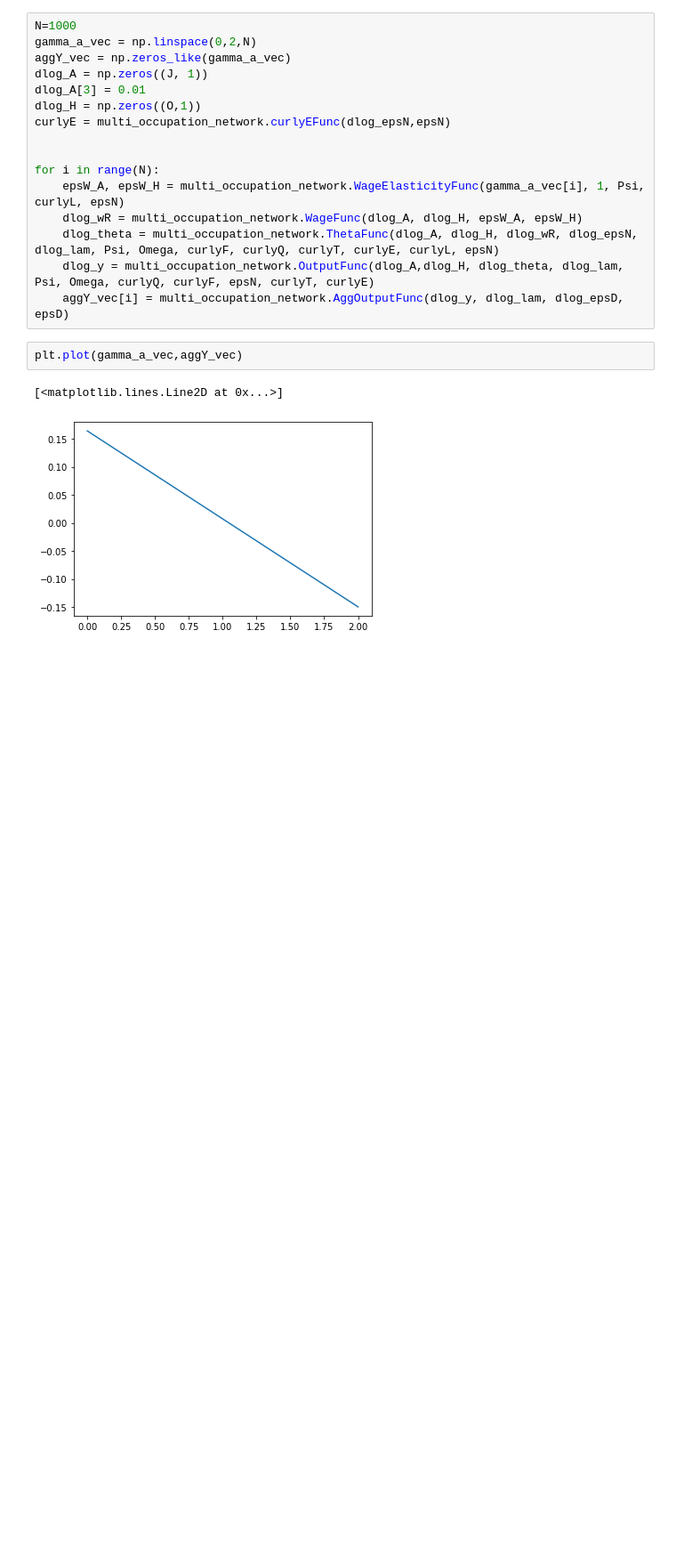
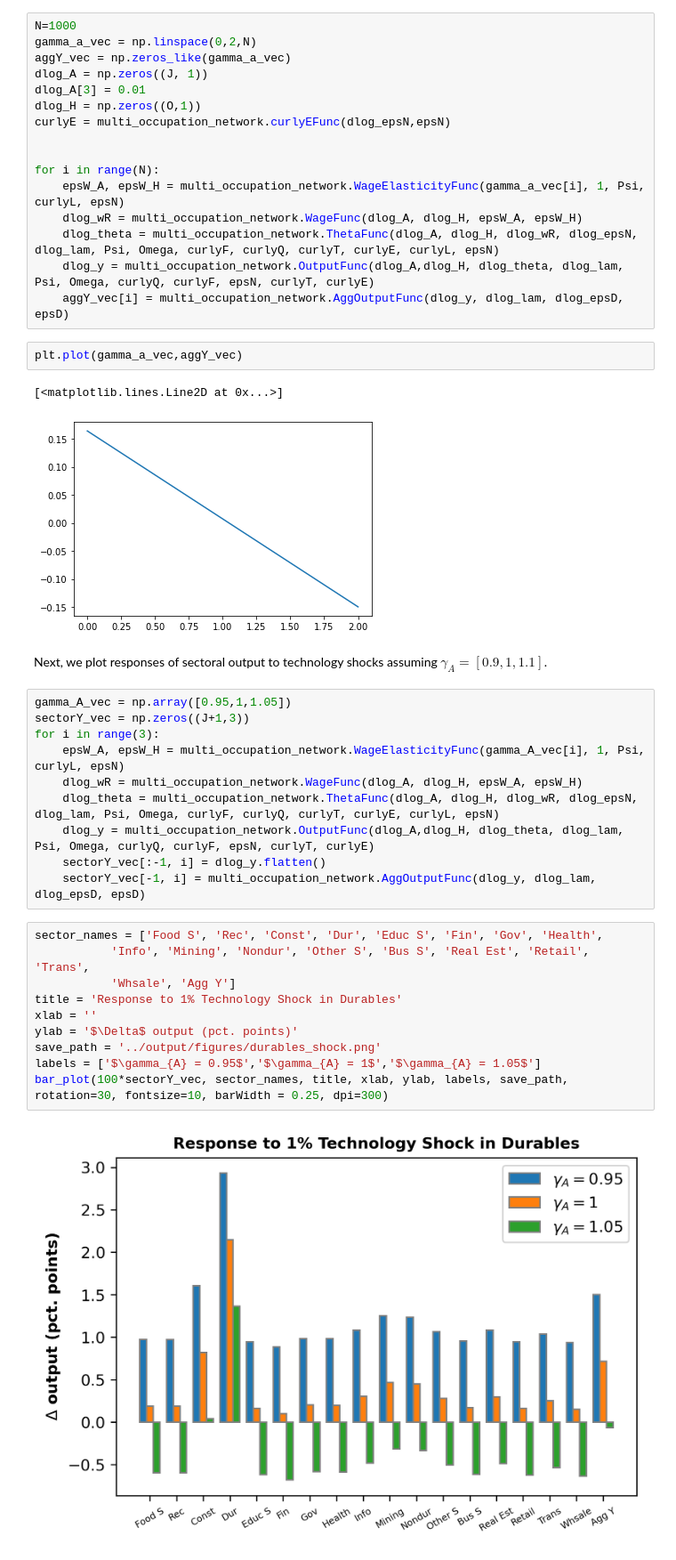
Before and after one commit to hs97/UnemploymentNetwork, a Jupyter notebook: new_code/calib1_single_occupation.ipynb, the cells around one changed output. Shown at 89% size. Cells and saved outputs as stored; diff of their text form; blank space fills up the shorter version.

```diff
--- a/new_code/calib1_single_occupation.ipynb
+++ b/new_code/calib1_single_occupation.ipynb
@@ -183,3 +163,27 @@ plt.plot(gamma_a_vec,aggY_vec)
 # %% [output]
 [<matplotlib.lines.Line2D at 0x...>]
 [figure]
+# %% [markdown]
+Next, we plot responses of sectoral output to technology shocks assuming $\gamma_A = [0.9, 1, 1.1]$.
+# %%
+gamma_A_vec = np.array([0.95,1,1.05])
+sectorY_vec = np.zeros((J+1,3))
+for i in range(3):
+    epsW_A, epsW_H = multi_occupation_network.WageElasticityFunc(gamma_A_vec[i], 1, Psi, curlyL, epsN)
+    dlog_wR = multi_occupation_network.WageFunc(dlog_A, dlog_H, epsW_A, epsW_H)
+    dlog_theta = multi_occupation_network.ThetaFunc(dlog_A, dlog_H, dlog_wR, dlog_epsN, dlog_lam, Psi, Omega, curlyF, curlyQ, curlyT, curlyE, curlyL, epsN)
+    dlog_y = multi_occupation_network.OutputFunc(dlog_A,dlog_H, dlog_theta, dlog_lam, Psi, Omega, curlyQ, curlyF, epsN, curlyT, curlyE)
+    sectorY_vec[:-1, i] = dlog_y.flatten()
+    sectorY_vec[-1, i] = multi_occupation_network.AggOutputFunc(dlog_y, dlog_lam, dlog_epsD, epsD)
+# %%
+sector_names = ['Food S', 'Rec', 'Const', 'Dur', 'Educ S', 'Fin', 'Gov', 'Health',
+           'Info', 'Mining', 'Nondur', 'Other S', 'Bus S', 'Real Est', 'Retail', 'Trans',
+           'Whsale', 'Agg Y']
+title = 'Response to 1% Technology Shock in Durables'
+xlab = ''
+ylab = '$\Delta$ output (pct. points)'
+save_path = '../output/figures/durables_shock.png'
+labels = ['$\gamma_{A} = 0.95$','$\gamma_{A} = 1$','$\gamma_{A} = 1.05$']
+bar_plot(100*sectorY_vec, sector_names, title, xlab, ylab, labels, save_path, rotation=30, fontsize=10, barWidth = 0.25, dpi=300)
+# %% [output]
+[figure, added]
```
Also changed, not shown: parts of 3 cells of this notebook, 5 other files.
